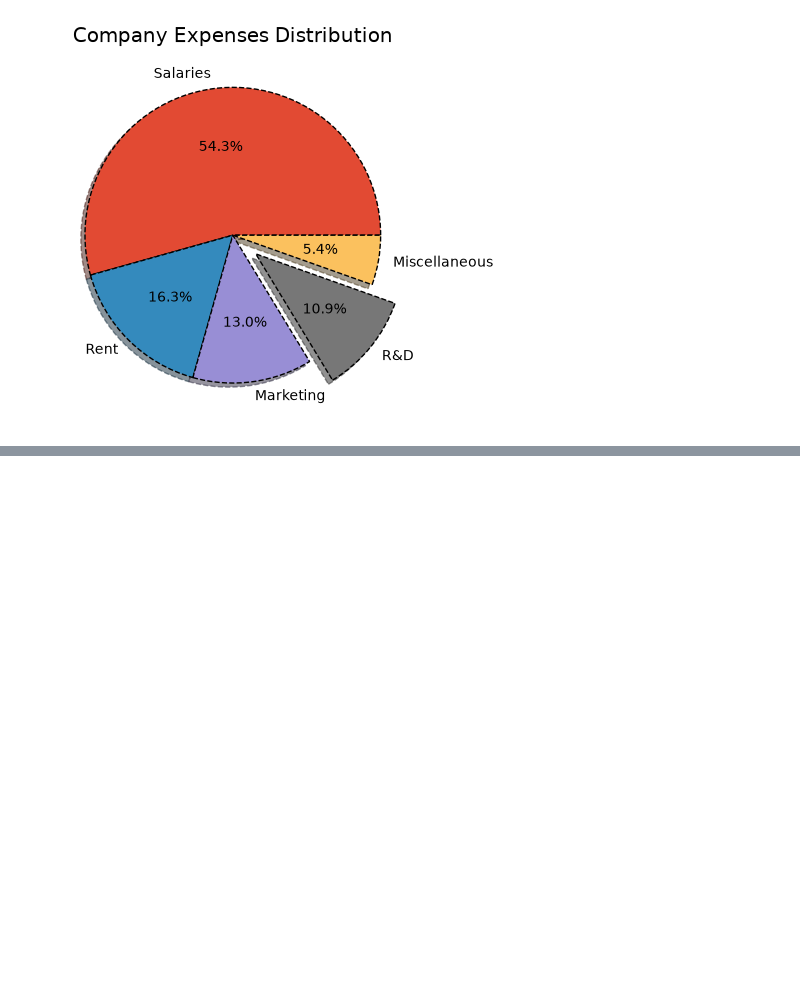
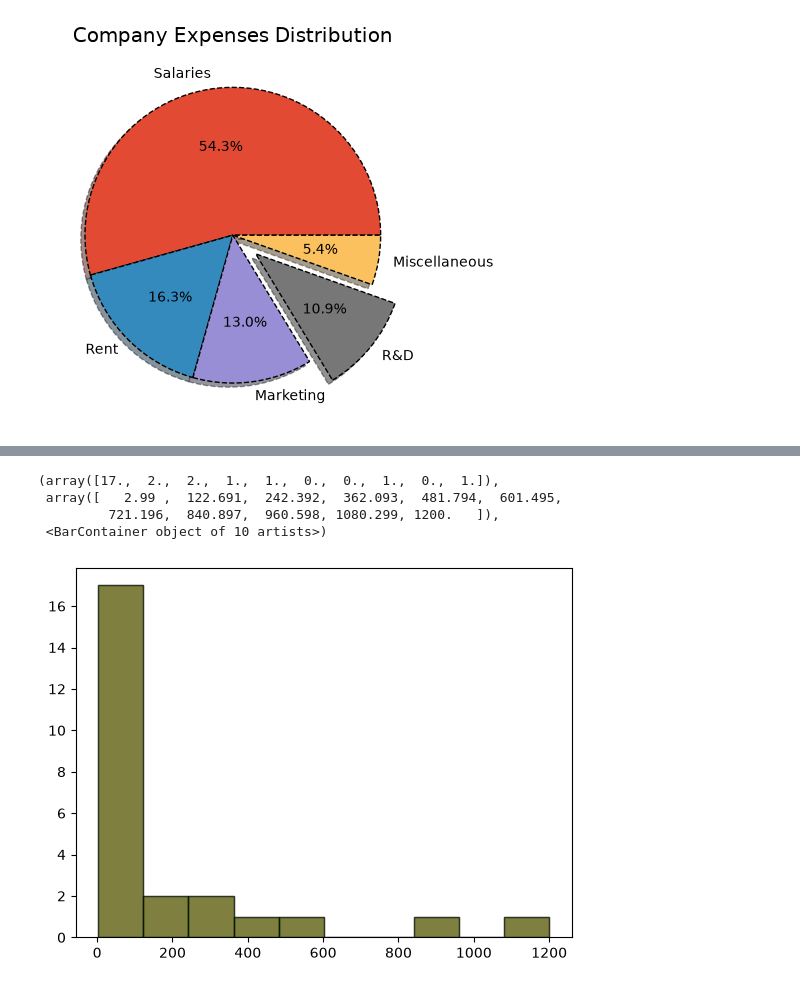
Before and after one commit to hacker-x184/python-Library, a Jupyter notebook: matplotlib/matplot.ipynb, the cells around one changed output, grey strips where cells are left out. Saved outputs shown, nothing was run; the diff lists cells and outputs as text; code cells hidden in the pictures; blank space fills up the shorter version.

```diff
--- a/matplotlib/matplot.ipynb
+++ b/matplotlib/matplot.ipynb
@@ -255,0 +281,24 @@ plt.show()
+# %%
+# multiple datasets
+legit_transactions = [
+2.99, 5.49, 8.99, 12.50, 14.99, 19.99, 23.45, 29.99, 34.99, 39.50,
+45.00, 49.99, 55.25, 60.00, 75.99, 89.99, 120.50, 150.00, 199.99,
+249.99, 300.75, 450.00, 600.00, 850.00, 1200.00
+
+]
+
+fraud_transactions = [
+50, 100, 150, 200, 300, 500, 500, 750, 1000, 1000,
+1200, 1500, 1500, 2000, 2500, 3000, 3000
+
+]
+
+# Transaction Amount Distrbution - Legit vs Fraud
+plt.hist(legit_transactions, color="red", bins=10, label="Legit", edgecolor="black",alpha=0.5)
+plt.hist(legit_transactions, color="green", bins=10, label="Legit", edgecolor="black",alpha = 0.5)
+# %% [output]
+(array([17.,  2.,  2.,  1.,  1.,  0.,  0.,  1.,  0.,  1.]),
+ array([   2.99 ,  122.691,  242.392,  362.093,  481.794,  601.495,
+         721.196,  840.897,  960.598, 1080.299, 1200.   ]),
+ <BarContainer object of 10 artists>)
+[figure, added]
```
Also changed, not shown: parts of 12 cells of this notebook.
